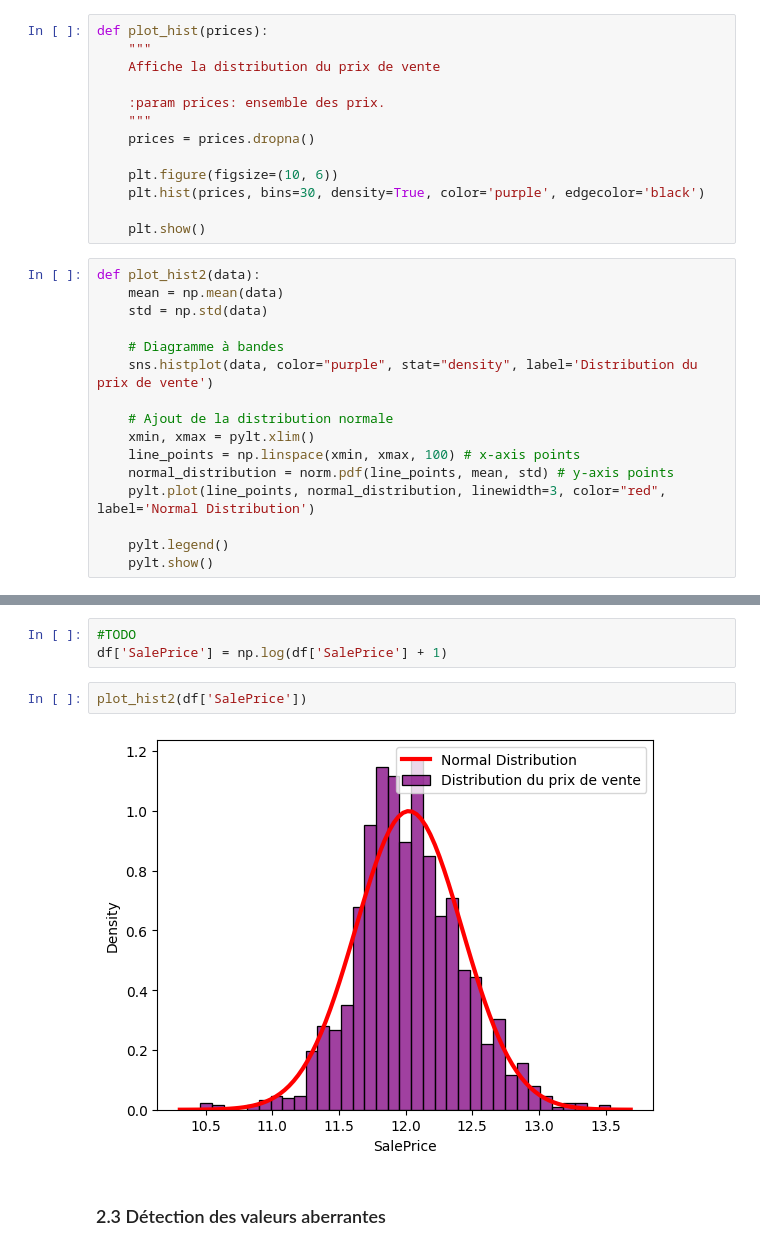
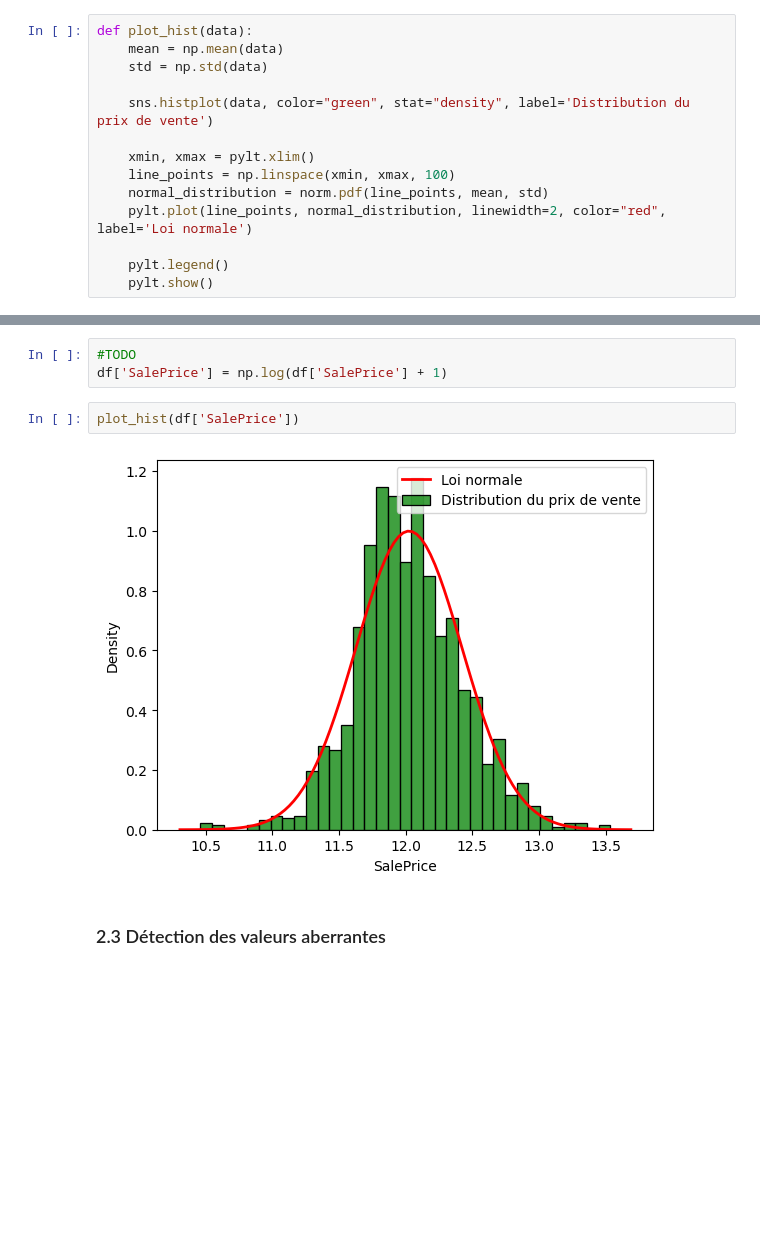
Before and after one commit to WillMart91/DataScience, a Jupyter notebook: TP1-20240906/TP1_Fournier_Martin.ipynb, the cells around one changed output, grey strips where cells are left out. Saved outputs shown, nothing was run; the diff lists cells and outputs as text; blank space fills up the shorter version.

```diff
--- a/TP1-20240906/TP1_Fournier_Martin.ipynb
+++ b/TP1-20240906/TP1_Fournier_Martin.ipynb
@@ -270,32 +271,17 @@ Les données manquantes pour la colonne `SalePrice` sont celles du dataset de te
 On veut néanmoins que les données d'entrainement suivent une distribution gaussienne.
 
 **Implémenter le fonction `plot_hist`. Cette fonction doit permettre d'afficher la distribution des valeurs de l'attribut `SalePrice` ainsi que la loi normale de même moyenne et variance.**
-# %%
-def plot_hist(prices):
-    """
-    Affiche la distribution du prix de vente
-
-    :param prices: ensemble des prix.
-    """
-    prices = prices.dropna()
-
-    plt.figure(figsize=(10, 6))
-    plt.hist(prices, bins=30, density=True, color='purple', edgecolor='black')
-
-    plt.show()
 # %%
-def plot_hist2(data):
+def plot_hist(data):
     mean = np.mean(data)
     std = np.std(data)
 
-    # Diagramme à bandes
-    sns.histplot(data, color="purple", stat="density", label='Distribution du prix de vente')
+    sns.histplot(data, color="green", stat="density", label='Distribution du prix de vente')
 
-    # Ajout de la distribution normale
     xmin, xmax = pylt.xlim()
-    line_points = np.linspace(xmin, xmax, 100) # x-axis points
-    normal_distribution = norm.pdf(line_points, mean, std) # y-axis points
-    pylt.plot(line_points, normal_distribution, linewidth=3, color="red", label='Normal Distribution')
+    line_points = np.linspace(xmin, xmax, 100)
+    normal_distribution = norm.pdf(line_points, mean, std)
+    pylt.plot(line_points, normal_distribution, linewidth=2, color="red", label='Loi normale')
 
     pylt.legend()
     pylt.show()
@@ -311,9 +297,9 @@ Vous devez obtenir une distribution des valeurs de `SalePrice` proches d'une dis
 #TODO
 df['SalePrice'] = np.log(df['SalePrice'] + 1)
 # %%
-plot_hist2(df['SalePrice'])
+plot_hist(df['SalePrice'])
 # %% [output]
-[figure, old version]
+[figure, new version]
 # %% [markdown]
 ### 2.3 Détection des valeurs aberrantes
 # %% [markdown]
```
Also changed, not shown: parts of 32 cells of this notebook, 2 other files.
